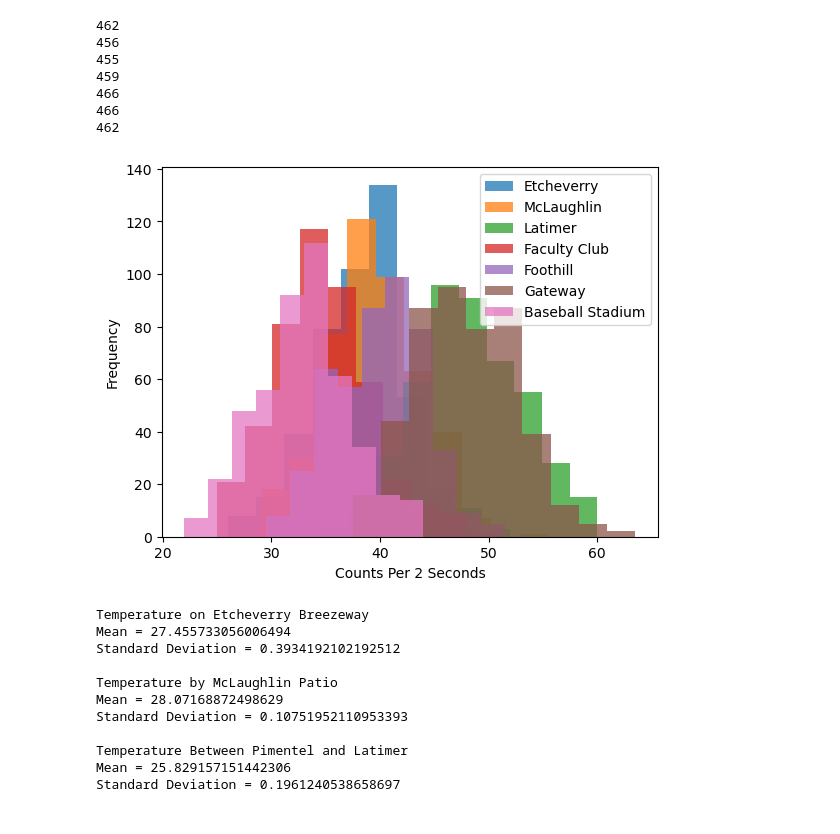
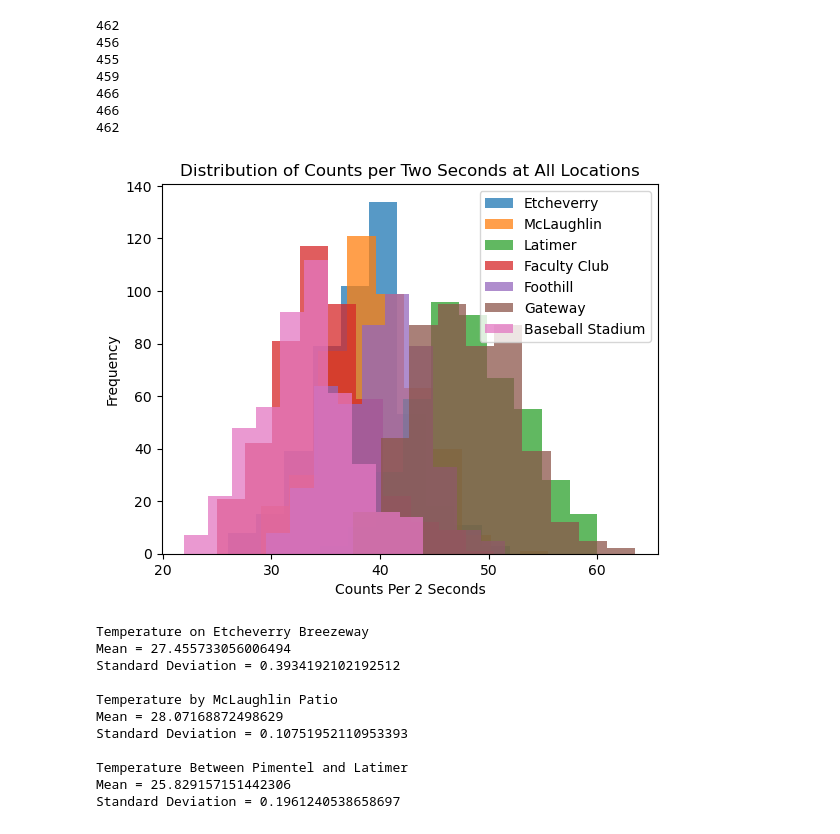
Before and after one commit to tinajolly/E11, a Jupyter notebook: Final Project/final_project_analysis.ipynb, the cells around one changed output. Drawn from its saved outputs; the diff is of its cells as text; code cells hidden in the pictures.

```diff
--- a/Final Project/final_project_analysis.ipynb
+++ b/Final Project/final_project_analysis.ipynb
@@ -71,18 +71,19 @@ def stats_fun2(data,str1,str2):
 # %%
 plt.hist(data1['counts'],label = "Etcheverry",alpha = 0.75)
 plt.hist(data2['counts'],label = "McLaughlin",alpha = 0.75)
 plt.hist(data3['counts'],label = "Latimer",alpha = 0.75)
 plt.hist(data4['counts'],label = "Faculty Club",alpha = 0.75)
 plt.hist(data5['counts'],label = "Foothill",alpha = 0.75)
 plt.hist(data6['counts'],label = "Gateway",alpha = 0.75)
 plt.hist(data7['counts'],label = "Baseball Stadium",alpha = 0.75)
 plt.legend()
 plt.ylabel("Frequency")
 plt.xlabel("Counts Per 2 Seconds")
+plt.title('Distribution of Counts per Two Seconds at All Locations')
 plt.savefig('final plot')
 plt.show()
 # %% [output]
-[figure, old version]
+[figure, new version]
 # %%
 stats_fun2(data1['Temperature'],'Temperature','on Etcheverry Breezeway')
 print('')
```
Also changed, not shown: parts of 14 cells of this notebook, 2 other files.
